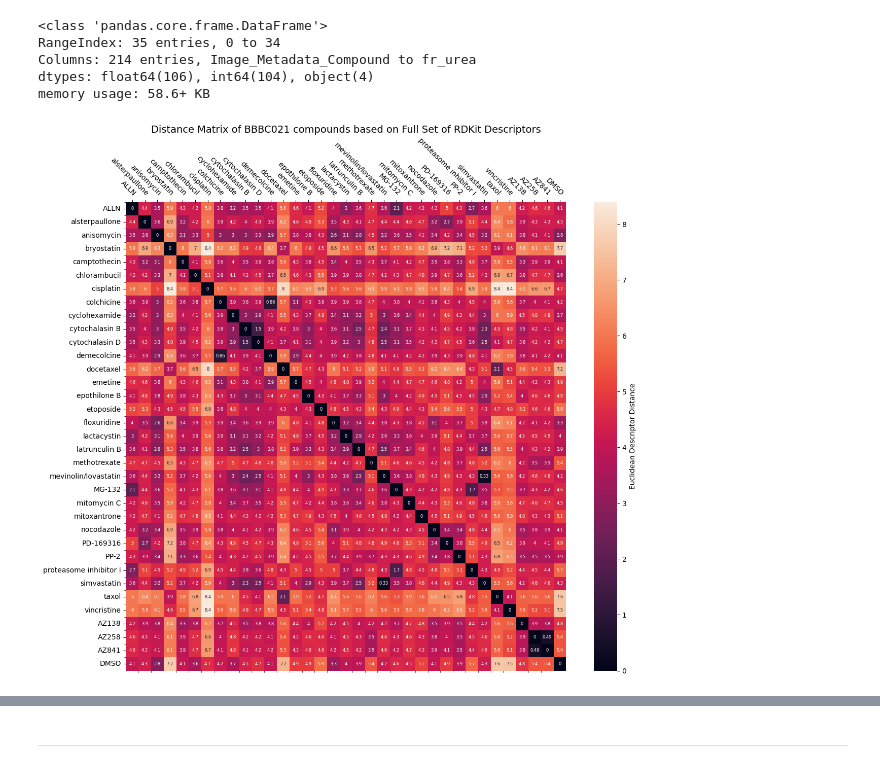
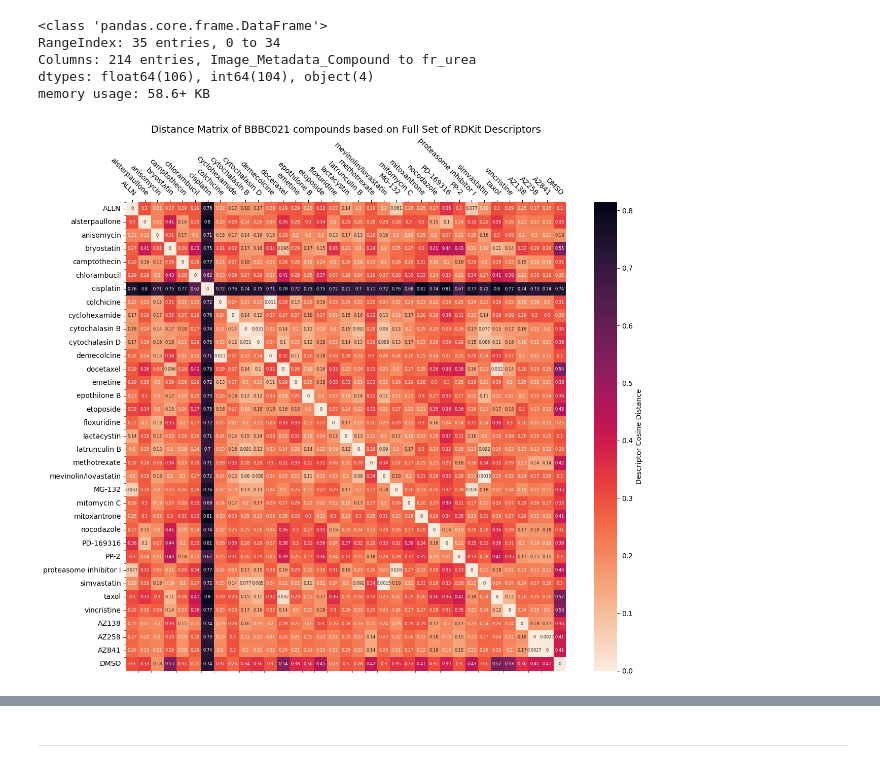
Before and after one commit to mattHG70/Cell2Structure, a Jupyter notebook: notebooks/Compound_similarity_analysis_descr.ipynb, the cells around one changed output, grey strips where cells are left out. Drawn from its saved outputs; the diff is of its cells as text; code cells hidden in the pictures.

Commit message:
chamge distance to cosine

```diff
--- a/notebooks/Compound_similarity_analysis_descr.ipynb
+++ b/notebooks/Compound_similarity_analysis_descr.ipynb
@@ -41,31 +39,35 @@ moas = df_cmpds_original["Image_Metadata_MoA"].unique()
 def create_descr_dist_matix(descr):
     scaler = MinMaxScaler()
     scaled_descr = scaler.fit_transform(descr)
-    dist_matrix = euclidean_distances(scaled_descr, scaled_descr)
+    dist_matrix = np.zeros((len(scaled_descr), len(scaled_descr)))
+    for i in range(len(scaled_descr)):
+        for j in range(len(scaled_descr)):
+            dist_matrix[i][j] = distance.cosine(scaled_descr[i], scaled_descr[j])
     return dist_matrix
 # %%
 distance_matrix = create_descr_dist_matix(descriptors)
 # %%
 fig, ax = plt.subplots(figsize=(14,12))
 
 sns.heatmap(distance_matrix,
             annot=True,
             annot_kws={"fontsize":6, "ha": "center"},
             fmt=".2g",
-            cbar_kws={'label': 'Euclidean Descriptor Distance'},
+            cbar_kws={'label': 'Descriptor Cosine Distance'},
+            cmap="rocket_r",
             ax=ax)
 ax.set_yticks(range(len(compounds)), minor=True)
 ax.set_yticklabels(compounds)
 ax.set_xticks(range(len(compounds)), minor=True)
 ax.set_xticklabels(compounds)
 ax.tick_params(top=True, bottom=False, labeltop=True, labelbottom=False)
 ax.set_title("Distance Matrix of BBBC021 compounds based on Full Set of RDKit Descriptors", fontsize=14)
 plt.setp(ax.get_xticklabels(), rotation=-45, ha="right", rotation_mode="anchor")
 plt.setp(ax.get_yticklabels(), rotation=0, ha="right", rotation_mode="anchor")
 
 plt.show()
 # %% [output]
-[figure, old version]
+[figure, new version]
 # %%
 fig.savefig(os.path.join(image_dir, "Descriptor_distance_matrix.png"))
 # %%
```
Also changed, not shown: parts of 3 cells of this notebook, 2 other files.
